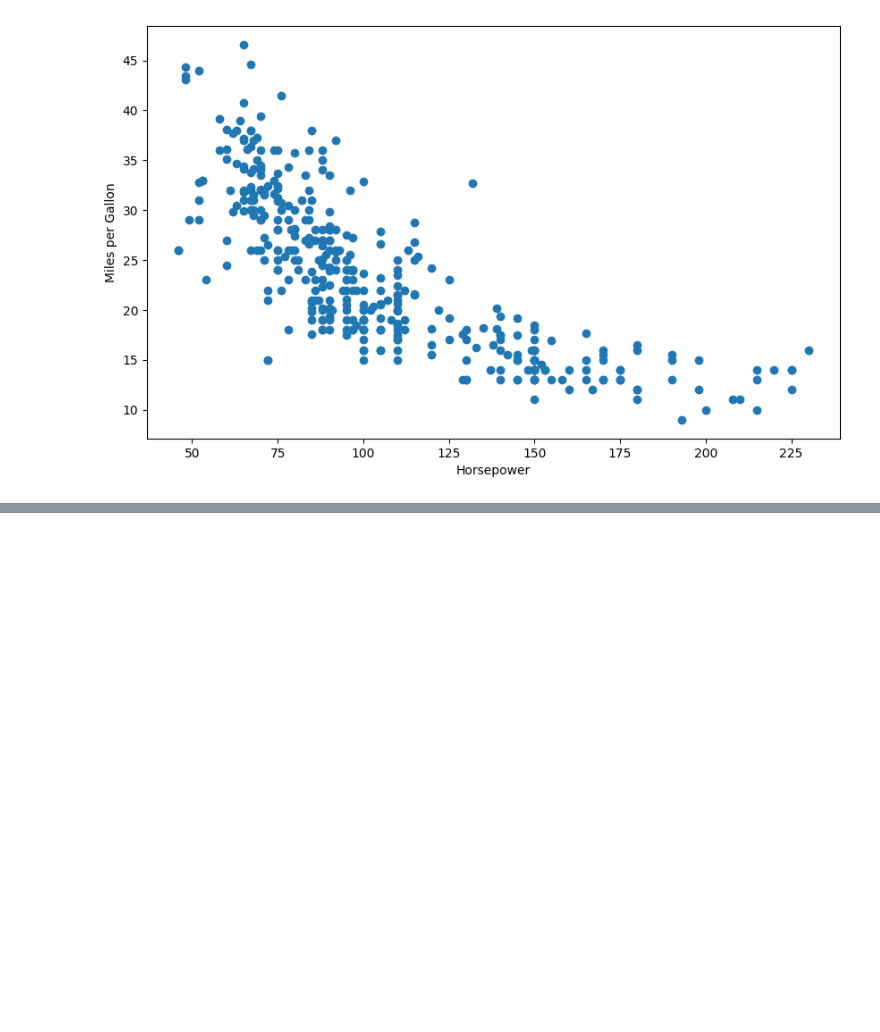
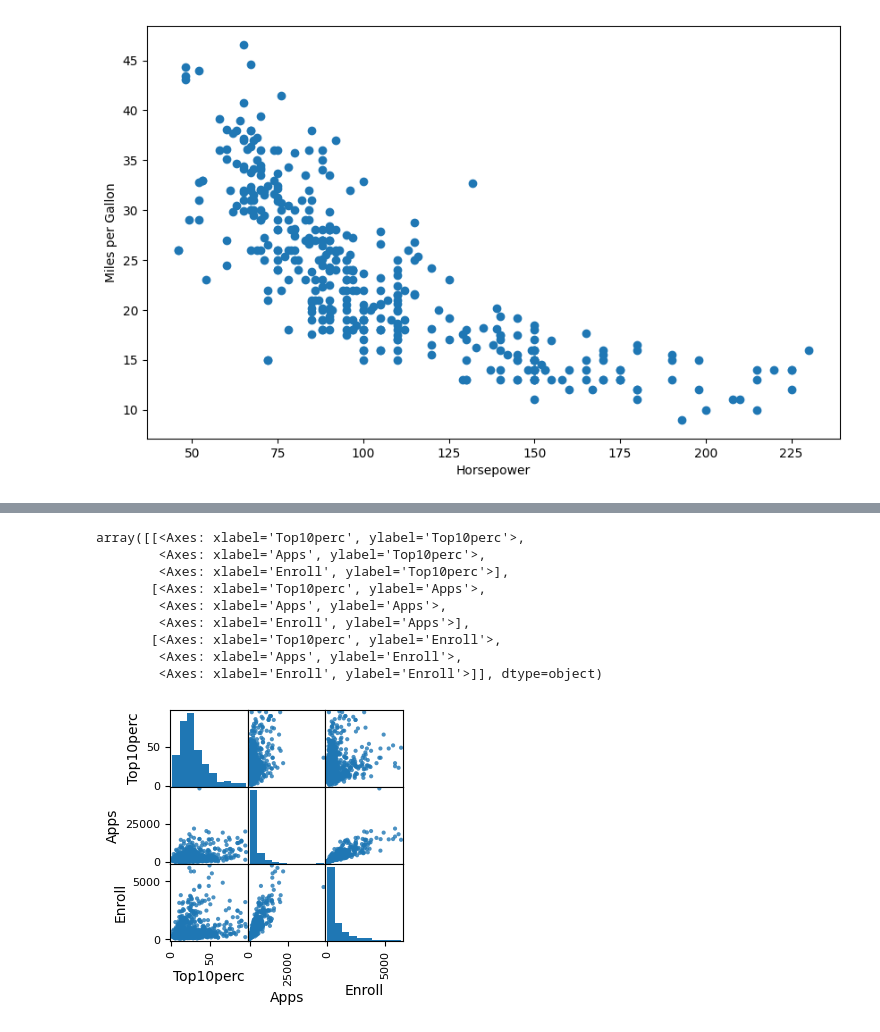
Before and after one commit to simon-a-schmitt/ISLP-Labs, a Jupyter notebook: Introduction.ipynb, the cells around one changed output, grey strips where cells are left out. Saved outputs shown, nothing was run; the diff lists cells and outputs as text; code cells hidden in the pictures; blank space fills up the shorter version.

```diff
--- a/Introduction.ipynb
+++ b/Introduction.ipynb
@@ -125,0 +136,2 @@ plt.show()
+# %%
+df_college = pd.read_csv('Data/College.csv', index_col=0)
@@ -125,0 +181,13 @@ plt.show()
+# %%
+pd.plotting.scatter_matrix(df_college[['Top10perc', 'Apps', 'Enroll']], alpha=0.8, figsize=(3,3))
+# %% [output]
+array([[<Axes: xlabel='Top10perc', ylabel='Top10perc'>,
+        <Axes: xlabel='Apps', ylabel='Top10perc'>,
+        <Axes: xlabel='Enroll', ylabel='Top10perc'>],
+       [<Axes: xlabel='Top10perc', ylabel='Apps'>,
+        <Axes: xlabel='Apps', ylabel='Apps'>,
+        <Axes: xlabel='Enroll', ylabel='Apps'>],
+       [<Axes: xlabel='Top10perc', ylabel='Enroll'>,
+        <Axes: xlabel='Apps', ylabel='Enroll'>,
+        <Axes: xlabel='Enroll', ylabel='Enroll'>]], dtype=object)
+[figure, added]
```
Also changed, not shown: parts of 13 cells of this notebook.
